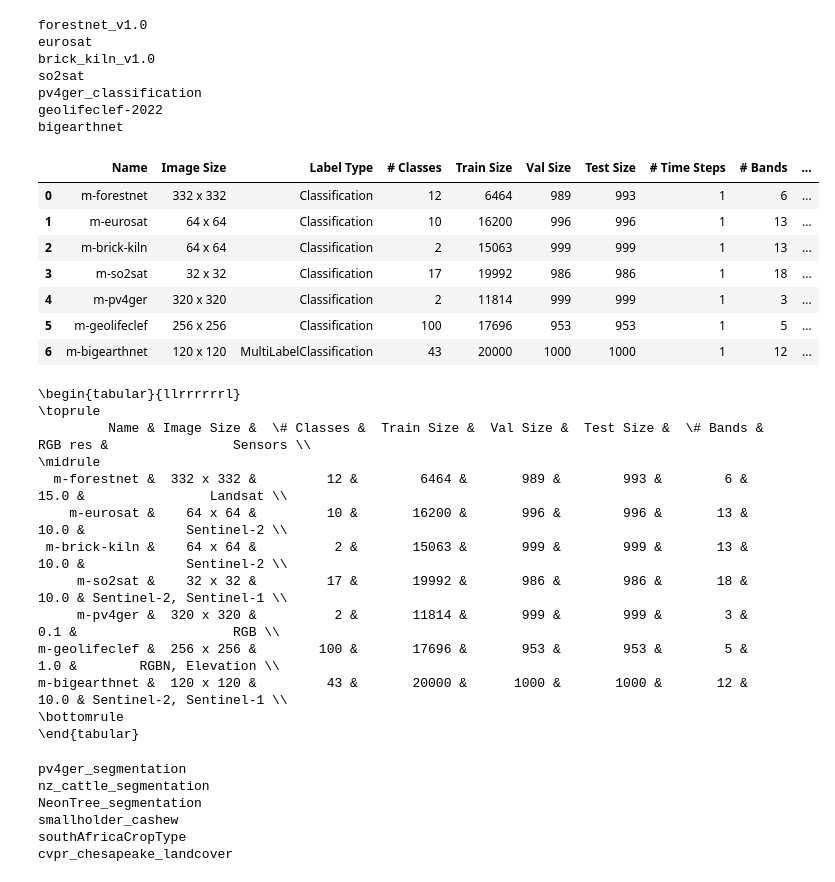
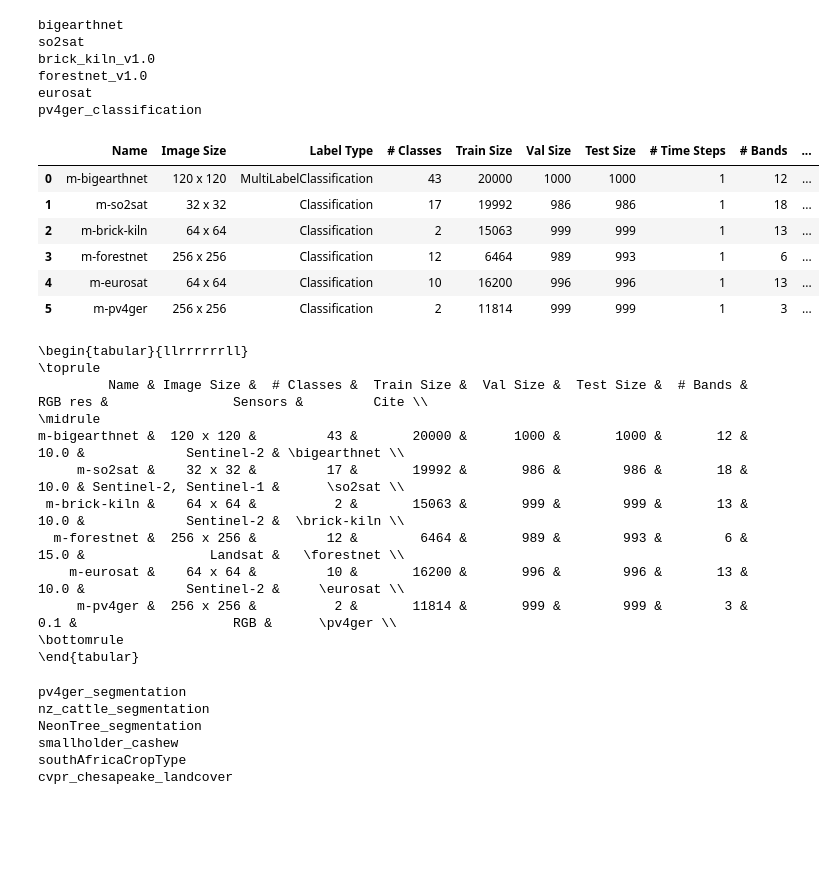
Before and after one commit to ServiceNow/geo-bench, a Jupyter notebook: paper/make_tables.ipynb, the cells around one changed output. Saved outputs shown, nothing was run; the diff lists cells and outputs as text; code cells hidden in the pictures; blank space fills up the shorter version.

```diff
--- a/paper/make_tables.ipynb
+++ b/paper/make_tables.ipynb
@@ -4,45 +5,44 @@ from ccb.dataset_converters import inspect_tools
 %load_ext autoreload
 %autoreload 2
 # %%
-classification_df = inspect_tools.benchmark_data_frame("classification_v0.6")
+classification_df = inspect_tools.benchmark_data_frame("classification_v0.7")
 # classification_df = classification_df.reset_index()
 
 classification_df["Name"] = classification_df["Name"].apply(inspect_tools.DISPLAY_NAMES.get)
+classification_df["Cite"] = classification_df["Name"].apply(lambda name: f"\\{name[2:].replace('-', '')}")
+
 classification_df
 # %% [output]
+bigearthnet
+so2sat
+brick_kiln_v1.0
 forestnet_v1.0
 eurosat
-brick_kiln_v1.0
-so2sat
 pv4ger_classification
-geolifeclef-2022
-bigearthnet
 |  | Name | Image Size | Label Type | # Classes | Train Size | Val Size | Test Size | # Time Steps | # Bands | ... |
-| 0 | m-forestnet | 332 x 332 | Classification | 12 | 6464 | 989 | 993 | 1 | 6 | ... |
-| 1 | m-eurosat | 64 x 64 | Classification | 10 | 16200 | 996 | 996 | 1 | 13 | ... |
+| 0 | m-bigearthnet | 120 x 120 | MultiLabelClassification | 43 | 20000 | 1000 | 1000 | 1 | 12 | ... |
+| 1 | m-so2sat | 32 x 32 | Classification | 17 | 19992 | 986 | 986 | 1 | 18 | ... |
 | 2 | m-brick-kiln | 64 x 64 | Classification | 2 | 15063 | 999 | 999 | 1 | 13 | ... |
-| 3 | m-so2sat | 32 x 32 | Classification | 17 | 19992 | 986 | 986 | 1 | 18 | ... |
-| 4 | m-pv4ger | 320 x 320 | Classification | 2 | 11814 | 999 | 999 | 1 | 3 | ... |
-| 5 | m-geolifeclef | 256 x 256 | Classification | 100 | 17696 | 953 | 953 | 1 | 5 | ... |
-| 6 | m-bigearthnet | 120 x 120 | MultiLabelClassification | 43 | 20000 | 1000 | 1000 | 1 | 12 | ... |
+| 3 | m-forestnet | 256 x 256 | Classification | 12 | 6464 | 989 | 993 | 1 | 6 | ... |
+| 4 | m-eurosat | 64 x 64 | Classification | 10 | 16200 | 996 | 996 | 1 | 13 | ... |
+| 5 | m-pv4ger | 256 x 256 | Classification | 2 | 11814 | 999 | 999 | 1 | 3 | ... |
 # %%
 # cols = list(classification_df.keys())
 # print(cols)
-cols = ['Name', 'Image Size', '# Classes', 'Train Size', 'Val Size', 'Test Size', '# Bands', 'RGB res', 'Sensors']
+cols = ['Name', 'Image Size', '# Classes', 'Train Size', 'Val Size', 'Test Size', '# Bands', 'RGB res', 'Sensors', 'Cite']
 
-print(classification_df.to_latex(columns=cols, na_rep="-", index=False))
+print(classification_df.to_latex(columns=cols, na_rep="-", index=False, escape=False))
 # %% [output]
-\begin{tabular}{llrrrrrrl}
+\begin{tabular}{llrrrrrrll}
 \toprule
-         Name & Image Size &  \# Classes &  Train Size &  Val Size &  Test Size &  \# Bands &  RGB res &                Sensors \\
+         Name & Image Size &  # Classes &  Train Size &  Val Size &  Test Size &  # Bands &  RGB res &                Sensors &         Cite \\
 \midrule
-  m-forestnet &  332 x 332 &         12 &        6464 &       989 &        993 &        6 &     15.0 &                Landsat \\
-    m-eurosat &    64 x 64 &         10 &       16200 &       996 &        996 &       13 &     10.0 &             Sentinel-2 \\
- m-brick-kiln &    64 x 64 &          2 &       15063 &       999 &        999 &       13 &     10.0 &             Sentinel-2 \\
-     m-so2sat &    32 x 32 &         17 &       19992 &       986 &        986 &       18 &     10.0 & Sentinel-2, Sentinel-1 \\
-     m-pv4ger &  320 x 320 &          2 &       11814 &       999 &        999 &        3 &      0.1 &                    RGB \\
-m-geolifeclef &  256 x 256 &        100 &       17696 &       953 &        953 &        5 &      1.0 &        RGBN, Elevation \\
-m-bigearthnet &  120 x 120 &         43 &       20000 &      1000 &       1000 &       12 &     10.0 & Sentinel-2, Sentinel-1 \\
+m-bigearthnet &  120 x 120 &         43 &       20000 &      1000 &       1000 &       12 &     10.0 &             Sentinel-2 & \bigearthnet \\
+     m-so2sat &    32 x 32 &         17 &       19992 &       986 &        986 &       18 &     10.0 & Sentinel-2, Sentinel-1 &      \so2sat \\
+ m-brick-kiln &    64 x 64 &          2 &       15063 &       999 &        999 &       13 &     10.0 &             Sentinel-2 &  \brick-kiln \\
+  m-forestnet &  256 x 256 &         12 &        6464 &       989 &        993 &        6 &     15.0 &                Landsat &   \forestnet \\
+    m-eurosat &    64 x 64 &         10 &       16200 &       996 &        996 &       13 &     10.0 &             Sentinel-2 &     \eurosat \\
+     m-pv4ger &  256 x 256 &          2 &       11814 &       999 &        999 &        3 &      0.1 &                    RGB &      \pv4ger \\
 \bottomrule
 \end{tabular}
 # %%
```
Also changed, not shown: parts of 6 cells of this notebook, 2 other files.
